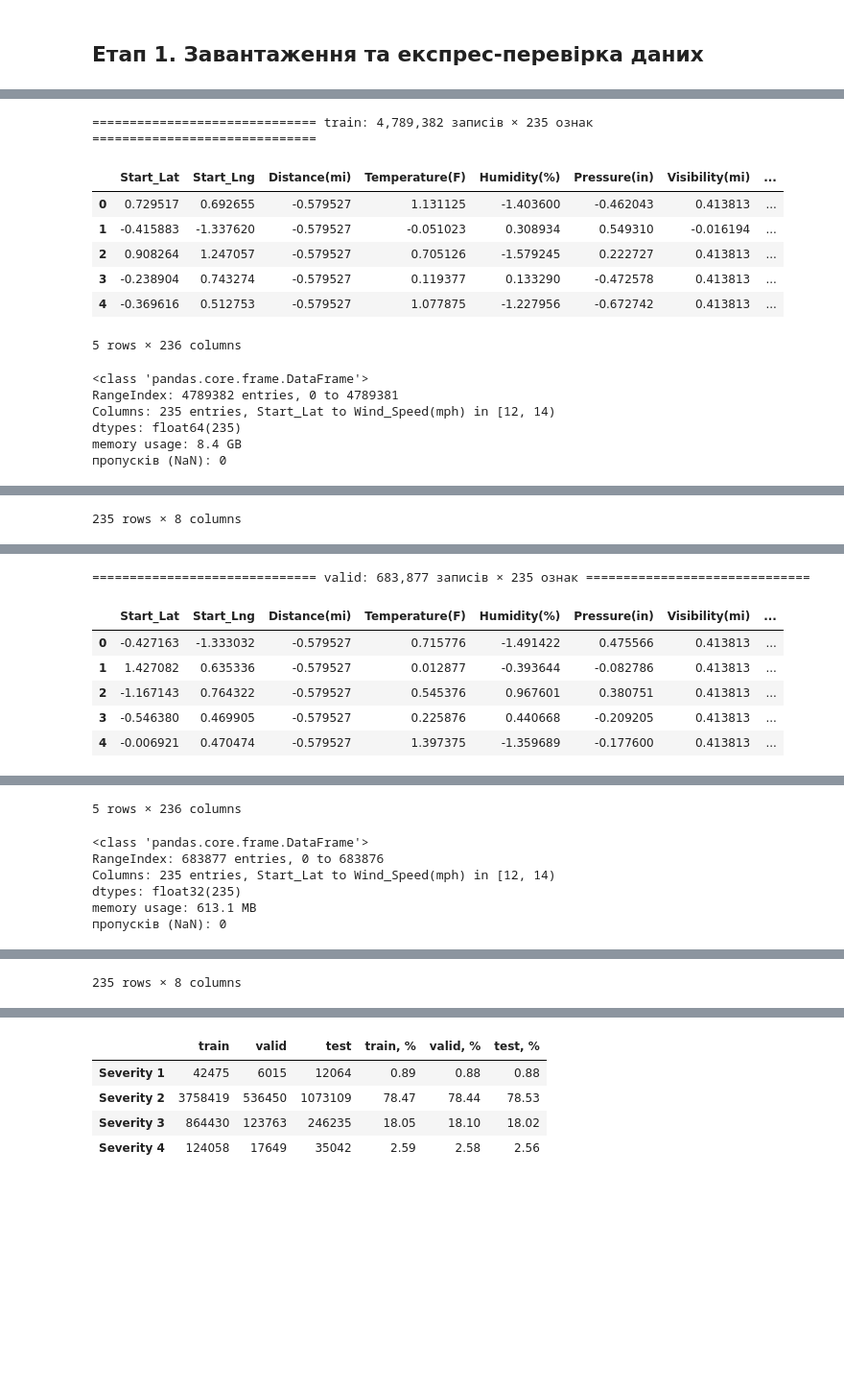
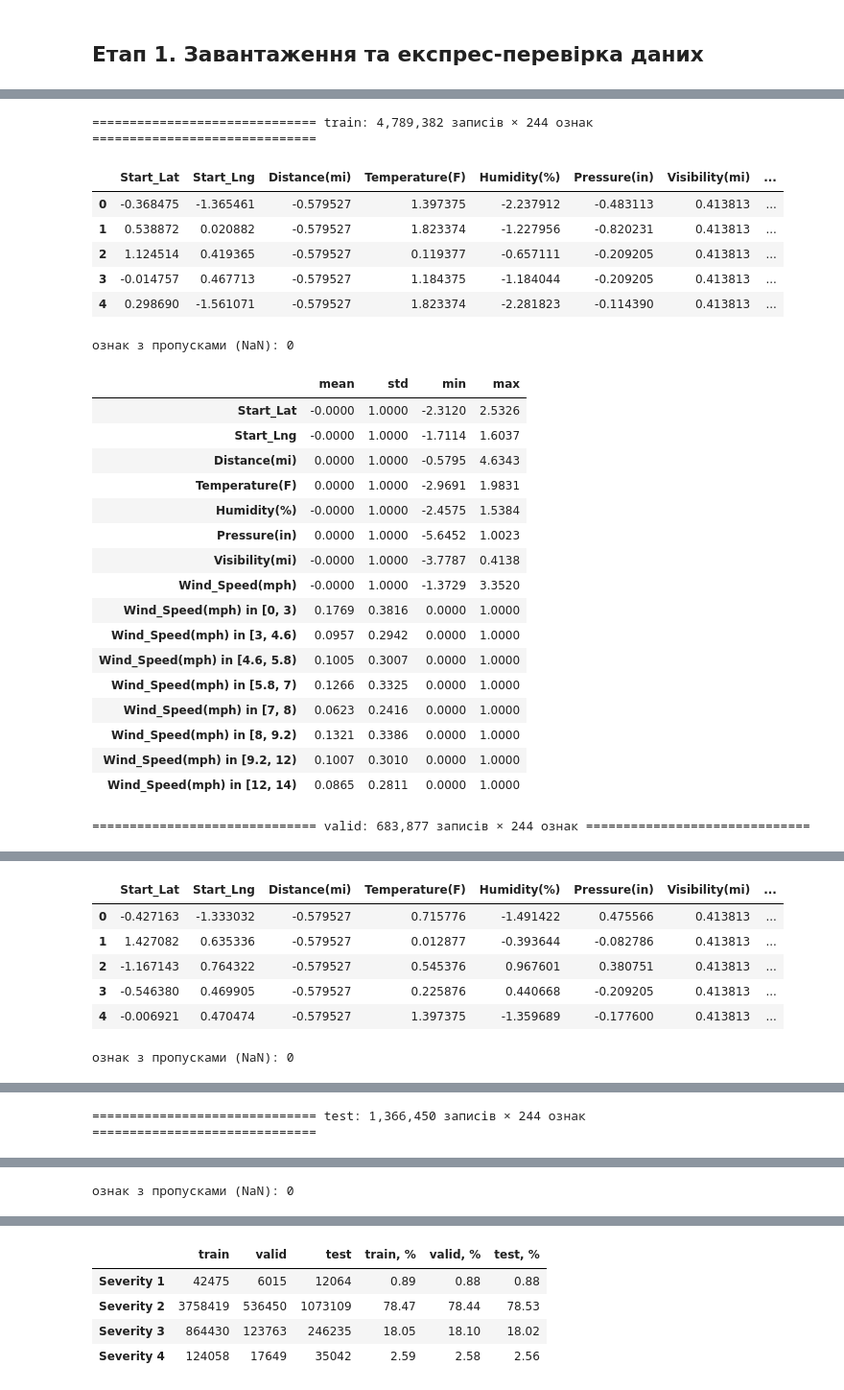
Before and after one commit to MotrukOleg/US-Accidents-spark-project, a Jupyter notebook: notebooks/classification_model.ipynb, the cells around one changed output, grey strips where cells are left out. Shown at 96% size. Drawn from its saved outputs; the diff is of its cells as text; code cells hidden in the pictures; blank space fills up the shorter version.

```diff
--- a/notebooks/classification_model.ipynb
+++ b/notebooks/classification_model.ipynb
@@ -83,24 +104,37 @@ train (4789382, 235), valid (683877, 235), test (1366450, 235) — 16 c
 # %%
-for split, (X, y) in SPLITS.items():
-    df = pd.DataFrame(X, columns=FEATURES, copy=False)
-    print(f"\n{'=' * 30} {split}: {X.shape[0]:,} записів × {X.shape[1]} ознак {'=' * 30}")
-    display(pd.DataFrame(X[:5], columns=FEATURES).assign(label=y[:5]))
-    df.info()
-    print(f"пропусків (NaN): {int(np.isnan(X).sum())}")
-    # describe() копіює всі числові стовпці; порціями по 40 стовпців копія train — ~1.5 ГБ замість ~9 ГБ
-    display(pd.concat([df.iloc[:, i:i + 40].describe() for i in range(0, X.shape[1], 40)], axis=1).T)
+STATS = ["mean", "std", "min", "max"]
+for split, df in SPLITS.items():
+    print(f"\n{'=' * 30} {split}: {N[split]:,} записів × {len(FEATURES)} ознак {'=' * 30}")
+    display(df.limit(5).select(vector_to_array("features").alias("x"), "label")
+            .select(*[F.col("x")[i].alias(FEATURES[i]) for i in range(10)], "label").toPandas())
+    s = df.select(Summarizer.metrics(*STATS).summary(F.col("features")).alias("s")).first()["s"]
+    desc = pd.DataFrame({m: s[m].toArray() for m in STATS}, index=FEATURES)
+    print(f"ознак з пропусками (NaN): {int(desc['mean'].isna().sum())}")
+    display(pd.concat([desc.head(8), desc.tail(8)]).round(4))
 # %% [output]
-============================== train: 4,789,382 записів × 235 ознак ==============================
+============================== train: 4,789,382 записів × 244 ознак ==============================
 |  | Start_Lat | Start_Lng | Distance(mi) | Temperature(F) | Humidity(%) | Pressure(in) | Visibility(mi) | ... |
-| 0 | 0.729517 | 0.692655 | -0.579527 | 1.131125 | -1.403600 | -0.462043 | 0.413813 | ... |
-| 1 | -0.415883 | -1.337620 | -0.579527 | -0.051023 | 0.308934 | 0.549310 | -0.016194 | ... |
-| 2 | 0.908264 | 1.247057 | -0.579527 | 0.705126 | -1.579245 | 0.222727 | 0.413813 | ... |
-| 3 | -0.238904 | 0.743274 | -0.579527 | 0.119377 | 0.133290 | -0.472578 | 0.413813 | ... |
-| 4 | -0.369616 | 0.512753 | -0.579527 | 1.077875 | -1.227956 | -0.672742 | 0.413813 | ... |
+| 0 | -0.368475 | -1.365461 | -0.579527 | 1.397375 | -2.237912 | -0.483113 | 0.413813 | ... |
+| 1 | 0.538872 | 0.020882 | -0.579527 | 1.823374 | -1.227956 | -0.820231 | 0.413813 | ... |
+| 2 | 1.124514 | 0.419365 | -0.579527 | 0.119377 | -0.657111 | -0.209205 | 0.413813 | ... |
+| 3 | -0.014757 | 0.467713 | -0.579527 | 1.184375 | -1.184044 | -0.209205 | 0.413813 | ... |
+| 4 | 0.298690 | -1.561071 | -0.579527 | 1.823374 | -2.281823 | -0.114390 | 0.413813 | ... |
-5 rows × 236 columns
+ознак з пропусками (NaN): 0
+|  | mean | std | min | max |
+| Start_Lat | -0.0000 | 1.0000 | -2.3120 | 2.5326 |
+| Start_Lng | -0.0000 | 1.0000 | -1.7114 | 1.6037 |
+| Distance(mi) | 0.0000 | 1.0000 | -0.5795 | 4.6343 |
+| Temperature(F) | 0.0000 | 1.0000 | -2.9691 | 1.9831 |
+| Humidity(%) | -0.0000 | 1.0000 | -2.4575 | 1.5384 |
+| Pressure(in) | 0.0000 | 1.0000 | -5.6452 | 1.0023 |
+| Visibility(mi) | -0.0000 | 1.0000 | -3.7787 | 0.4138 |
+| Wind_Speed(mph) | -0.0000 | 1.0000 | -1.3729 | 3.3520 |
+| Wind_Speed(mph) in [0, 3) | 0.1769 | 0.3816 | 0.0000 | 1.0000 |
+| Wind_Speed(mph) in [3, 4.6) | 0.0957 | 0.2942 | 0.0000 | 1.0000 |
+| Wind_Speed(mph) in [4.6, 5.8) | 0.1005 | 0.3007 | 0.0000 | 1.0000 |
+| Wind_Speed(mph) in [5.8, 7) | 0.1266 | 0.3325 | 0.0000 | 1.0000 |
+| Wind_Speed(mph) in [7, 8) | 0.0623 | 0.2416 | 0.0000 | 1.0000 |
+| Wind_Speed(mph) in [8, 9.2) | 0.1321 | 0.3386 | 0.0000 | 1.0000 |
+| Wind_Speed(mph) in [9.2, 12) | 0.1007 | 0.3010 | 0.0000 | 1.0000 |
+| Wind_Speed(mph) in [12, 14) | 0.0865 | 0.2811 | 0.0000 | 1.0000 |
-<class 'pandas.core.frame.DataFrame'>
-RangeIndex: 4789382 entries, 0 to 4789381
-Columns: 235 entries, Start_Lat to Wind_Speed(mph) in [12, 14)
-dtypes: float64(235)
-memory usage: 8.4 GB
-пропусків (NaN): 0
+============================== valid: 683,877 записів × 244 ознак ==============================
@@ -119 +141,7 @@ memory usage: 8.4 GB
+|  | Start_Lat | Start_Lng | Distance(mi) | Temperature(F) | Humidity(%) | Pressure(in) | Visibility(mi) | ... |
+| 0 | -0.427163 | -1.333032 | -0.579527 | 0.715776 | -1.491422 | 0.475566 | 0.413813 | ... |
+| 1 | 1.427082 | 0.635336 | -0.579527 | 0.012877 | -0.393644 | -0.082786 | 0.413813 | ... |
+| 2 | -1.167143 | 0.764322 | -0.579527 | 0.545376 | 0.967601 | 0.380751 | 0.413813 | ... |
+| 3 | -0.546380 | 0.469905 | -0.579527 | 0.225876 | 0.440668 | -0.209205 | 0.413813 | ... |
+| 4 | -0.006921 | 0.470474 | -0.579527 | 1.397375 | -1.359689 | -0.177600 | 0.413813 | ... |
-235 rows × 8 columns
+ознак з пропусками (NaN): 0
@@ -120,7 +165 @@ memory usage: 8.4 GB
-============================== valid: 683,877 записів × 235 ознак ==============================
+============================== test: 1,366,450 записів × 244 ознак ==============================
-|  | Start_Lat | Start_Lng | Distance(mi) | Temperature(F) | Humidity(%) | Pressure(in) | Visibility(mi) | ... |
-| 0 | -0.427163 | -1.333032 | -0.579527 | 0.715776 | -1.491422 | 0.475566 | 0.413813 | ... |
-| 1 | 1.427082 | 0.635336 | -0.579527 | 0.012877 | -0.393644 | -0.082786 | 0.413813 | ... |
-| 2 | -1.167143 | 0.764322 | -0.579527 | 0.545376 | 0.967601 | 0.380751 | 0.413813 | ... |
-| 3 | -0.546380 | 0.469905 | -0.579527 | 0.225876 | 0.440668 | -0.209205 | 0.413813 | ... |
-| 4 | -0.006921 | 0.470474 | -0.579527 | 1.397375 | -1.359689 | -0.177600 | 0.413813 | ... |
@@ -127,7 +172 @@ memory usage: 8.4 GB
-5 rows × 236 columns
+ознак з пропусками (NaN): 0
-<class 'pandas.core.frame.DataFrame'>
-RangeIndex: 683877 entries, 0 to 683876
-Columns: 235 entries, Start_Lat to Wind_Speed(mph) in [12, 14)
-dtypes: float32(235)
-memory usage: 613.1 MB
-пропусків (NaN): 0
@@ -146 +172,0 @@ memory usage: 613.1 MB
-235 rows × 8 columns
```
Also changed, not shown: parts of 42 cells of this notebook, 1 other file.
